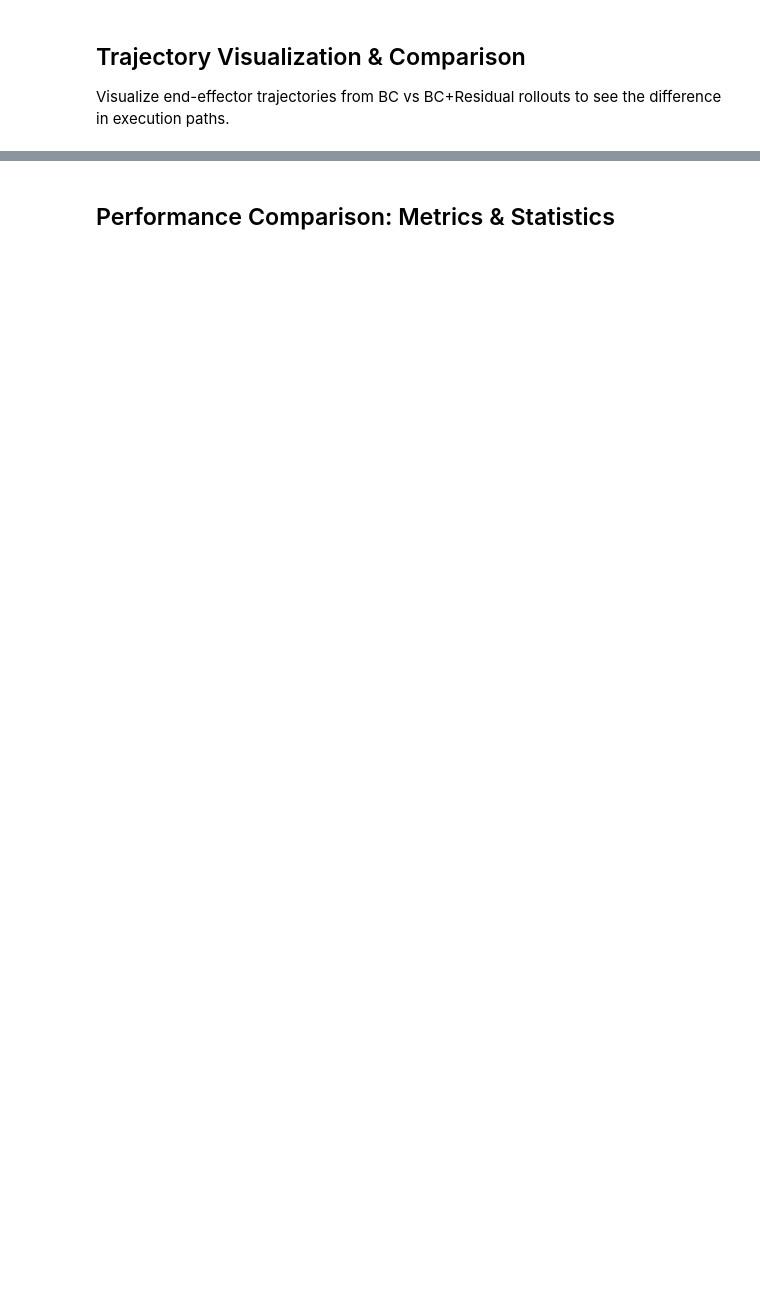
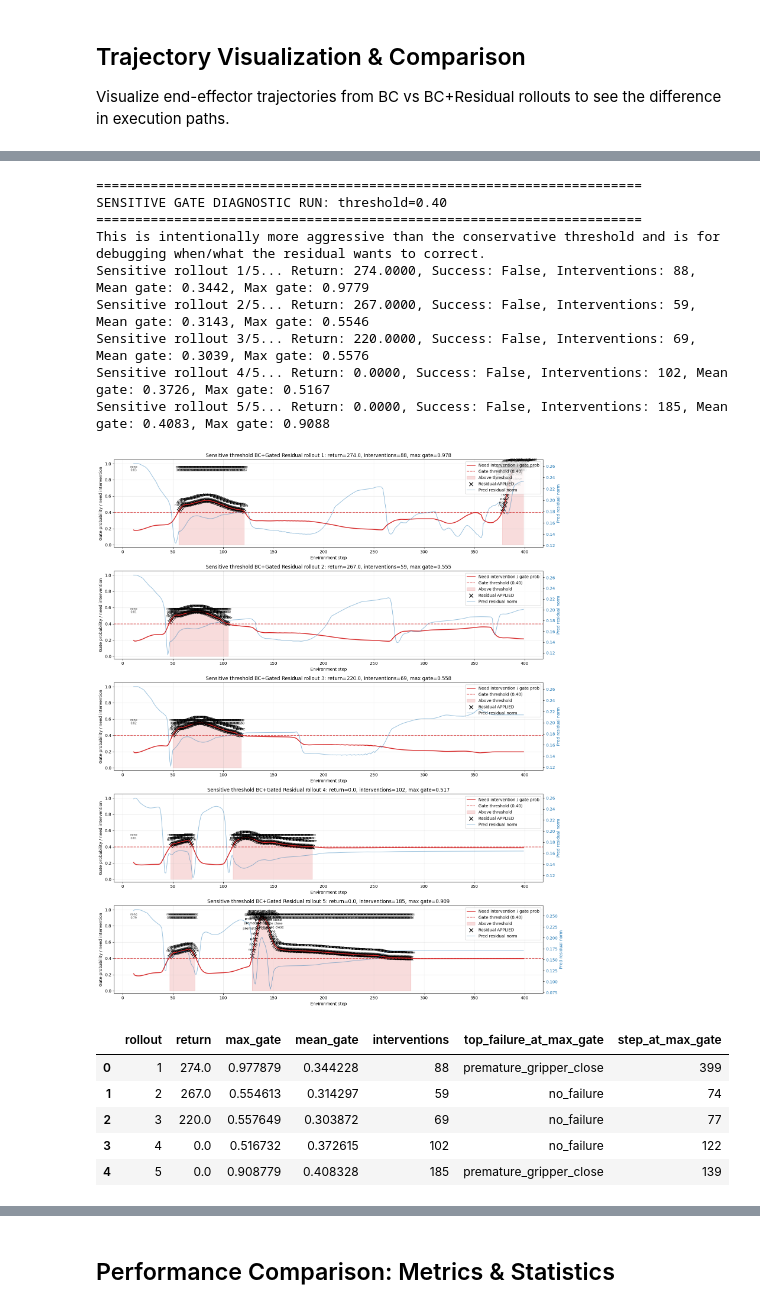
Before and after one commit to griffing52/a2l-pr, a Jupyter notebook: notebooks/residual_policy_evaluation.ipynb, the cells around one changed output, grey strips where cells are left out. Cells and saved outputs as stored; diff of their text form; code cells hidden in the pictures; blank space fills up the shorter version.

```diff
--- a/notebooks/residual_policy_evaluation.ipynb
+++ b/notebooks/residual_policy_evaluation.ipynb
@@ -55,7 +64,7 @@ BC_MODEL_DIR = os.path.join(ROBOMIMIC_ROOT, 'bc_trained_models', 'test')
 DIFFUSION_MODEL_DIR = os.path.join(ROBOMIMIC_ROOT, 'diffusion_policy_trained_models', 'test')
 
 # Residual policy checkpoint - update this to your trained residual policy path
-RESIDUAL_CHECKPOINT = os.path.join(os.getcwd(), 'residual_recovery_policy.pth')
+RESIDUAL_CHECKPOINT = os.path.join(os.getcwd(), 'gated_residual_recovery_policy.pth')
 
 print(f'Dataset path: {DATASET_PATH}')
 print(f'BC model dir: {BC_MODEL_DIR}')
@@ -479,7 +617,7 @@ def create_env_for_rollout(checkpoint_path):
             ObsUtils.initialize_obs_utils_with_obs_specs(obs_modality_specs=obs_spec)
 
         # Create environment
-        env = EnvUtils.create_env_from_metadata(env_meta=env_meta, render=False, render_offscreen=False)
+        env = EnvUtils.create_env_from_metadata(env_meta=env_meta, render=False, render_offscreen=True)
         return env
     except Exception as e:
         print(f"Error creating environment: {e}")
@@ -763,0 +1085,75 @@ BC trajectories available but BC+Residual trajectories missing. Cannot compare.
+# %%
+# Extra diagnostic rollouts with a lower gate threshold so we can inspect actual interventions.
+print("\n" + "="*70)
+print("SENSITIVE GATE DIAGNOSTIC RUN: threshold=0.40")
+print("="*70)
+print("This is intentionally more aggressive than the conservative threshold and is for debugging when/what the residual wants to correct.")
+
+sensitive_results = {
+    'returns': [],
+    'trajectories': [],
+    'successes': 0,
+    'diagnostics': [],
+    'videos': [],
+}
+
+if bc_policy is not None and residual_policy is not None and 'env' in globals() and env is not None:
+    sensitive_policy = GatedComposedPolicy(
+        bc_policy,
+        residual_policy,
+        device=device,
+        residual_weight=0.1,
+        clamp_residual=0.1,
+        gate_threshold=0.40,
+    )
+    video_dir = Path(os.getcwd()) / 'evaluation_videos'
+    sensitive_rollouts = 5
+    for rollout_idx in range(sensitive_rollouts):
+        print(f"Sensitive rollout {rollout_idx + 1}/{sensitive_rollouts}...", end=" ")
+        video_path = video_dir / f'bc_gated_residual_sensitive_rollout_{rollout_idx + 1}.mp4' if rollout_idx < 2 else None
+        result = run_rollout_with_trajectory(sensitive_policy, env, horizon=400, video_path=video_path)
+        diagnostics = sensitive_policy.get_diagnostics()
+        sensitive_results['returns'].append(result['total_reward'])
+        sensitive_results['trajectories'].append(result['trajectory'])
+        sensitive_results['diagnostics'].append(diagnostics)
+        if result.get('video_path'):
+            sensitive_results['videos'].append(result['video_path'])
+        if result['success']:
+            sensitive_results['successes'] += 1
+        print(
+            f"Return: {result['total_reward']:.4f}, Success: {result['success']}, "
+            f"Interventions: {diagnostics['interventions']}, "
+            f"Mean gate: {diagnostics['mean_gate_prob']:.4f}, "
+            f"Max gate: {diagnostics['max_gate_prob']:.4f}"
+        )
+
+    sensitive_diag_df = plot_gated_diagnostics(
+        sensitive_results['diagnostics'],
+        sensitive_results['returns'],
+        title_prefix='Sensitive threshold BC+Gated Residual',
+    )
+
+    sensitive_video_blocks = []
+    for i, video_path in enumerate(sensitive_results.get('videos', []), start=1):
+        sensitive_video_blocks.append(_video_html(video_path, f'Sensitive BC+Gated Residual rollout {i}'))
+    if sensitive_video_blocks:
+        display(HTML("<div style='display:flex; flex-wrap:wrap; gap:16px;'>" + "".join(sensitive_video_blocks) + "</div>"))
+else:
+    print('Skipping sensitive gate run because bc_policy, residual_policy, or env is unavailable.')
+# %% [output]
+======================================================================
+SENSITIVE GATE DIAGNOSTIC RUN: threshold=0.40
+======================================================================
+This is intentionally more aggressive than the conservative threshold and is for debugging when/what the residual wants to correct.
+Sensitive rollout 1/5... Return: 274.0000, Success: False, Interventions: 88, Mean gate: 0.3442, Max gate: 0.9779
+Sensitive rollout 2/5... Return: 267.0000, Success: False, Interventions: 59, Mean gate: 0.3143, Max gate: 0.5546
+Sensitive rollout 3/5... Return: 220.0000, Success: False, Interventions: 69, Mean gate: 0.3039, Max gate: 0.5576
+Sensitive rollout 4/5... Return: 0.0000, Success: False, Interventions: 102, Mean gate: 0.3726, Max gate: 0.5167
+Sensitive rollout 5/5... Return: 0.0000, Success: False, Interventions: 185, Mean gate: 0.4083, Max gate: 0.9088
+[figure, added]
+|  | rollout | return | max_gate | mean_gate | interventions | top_failure_at_max_gate | step_at_max_gate |
+| 0 | 1 | 274.0 | 0.977879 | 0.344228 | 88 | premature_gripper_close | 399 |
+| 1 | 2 | 267.0 | 0.554613 | 0.314297 | 59 | no_failure | 74 |
+| 2 | 3 | 220.0 | 0.557649 | 0.303872 | 69 | no_failure | 77 |
+| 3 | 4 | 0.0 | 0.516732 | 0.372615 | 102 | no_failure | 122 |
+| 4 | 5 | 0.0 | 0.908779 | 0.408328 | 185 | premature_gripper_close | 139 |
```
Also changed, not shown: parts of 16 cells of this notebook, 6 other files.
